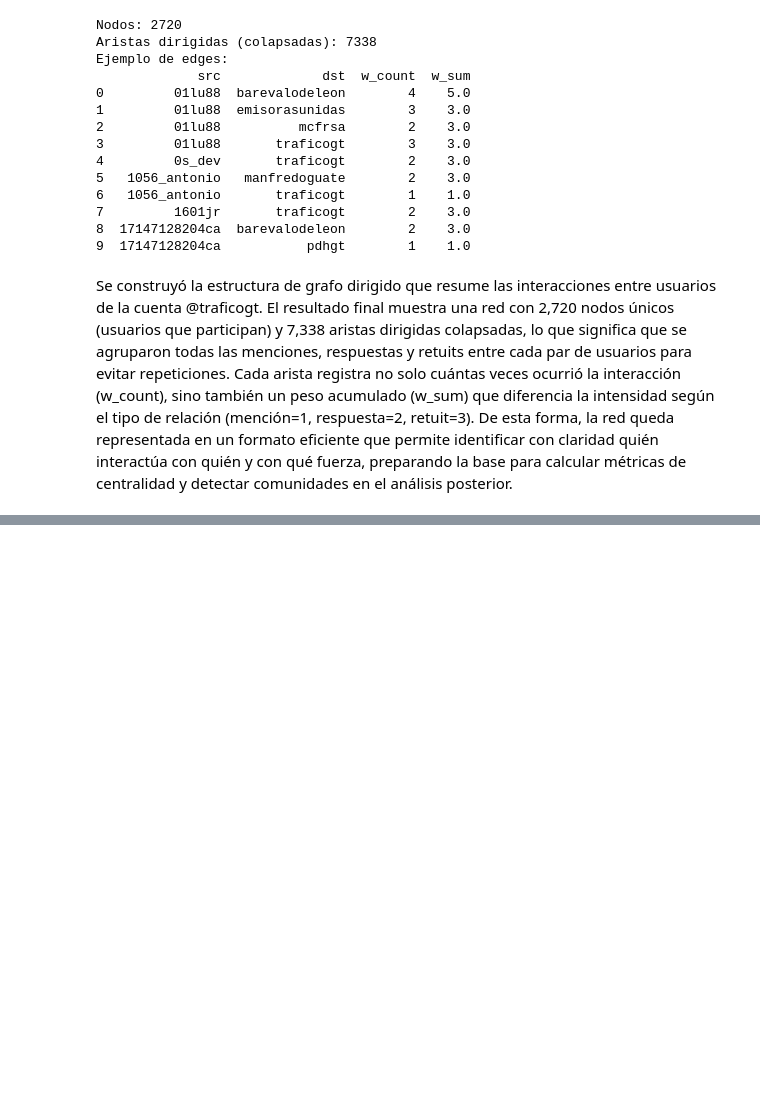
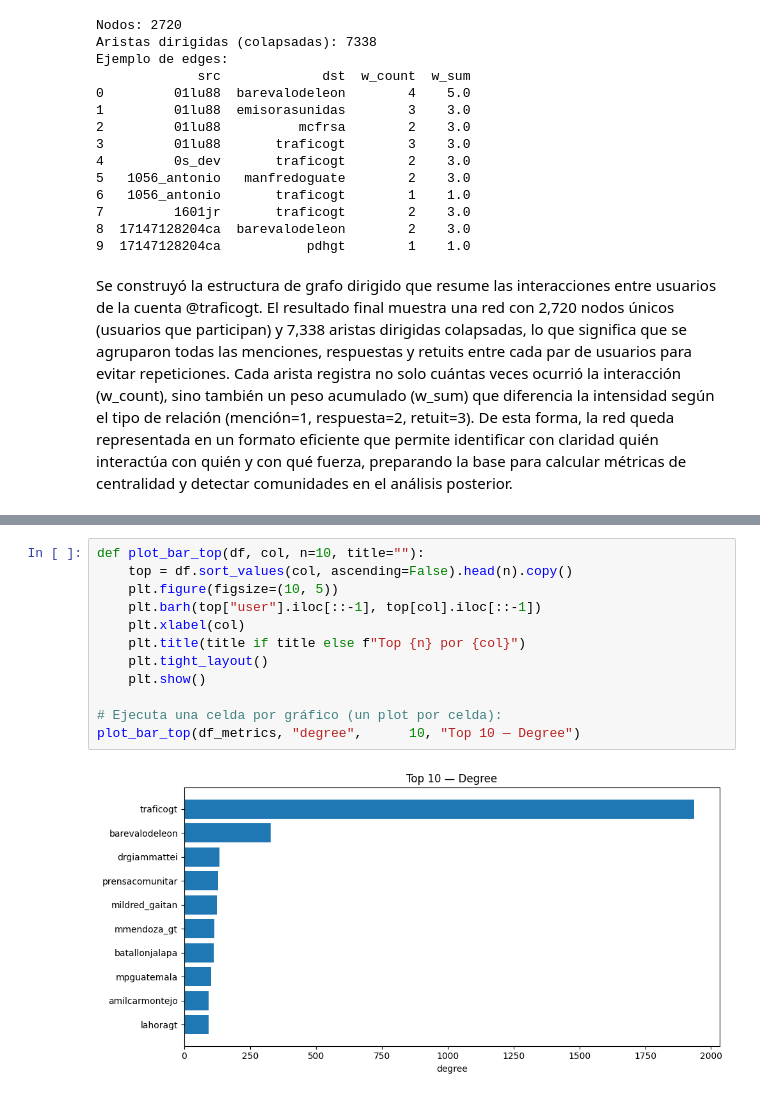
Before and after one commit to Saiyan-Javi/Lab6DS, a Jupyter notebook: Lab6DS.ipynb, the cells around one changed output, grey strips where cells are left out. Saved outputs shown, nothing was run; the diff lists cells and outputs as text; blank space fills up the shorter version.

```diff
--- a/Lab6DS.ipynb
+++ b/Lab6DS.ipynb
@@ -488,0 +559,14 @@ Se construyó la estructura de grafo dirigido que resume las interacciones entre
+# %%
+def plot_bar_top(df, col, n=10, title=""):
+    top = df.sort_values(col, ascending=False).head(n).copy()
+    plt.figure(figsize=(10, 5))
+    plt.barh(top["user"].iloc[::-1], top[col].iloc[::-1])
+    plt.xlabel(col)
+    plt.title(title if title else f"Top {n} por {col}")
+    plt.tight_layout()
+    plt.show()
+
+# Ejecuta una celda por gráfico (un plot por celda):
+plot_bar_top(df_metrics, "degree",      10, "Top 10 — Degree")
+# %% [output]
+[figure, added]
```
Also changed, not shown: parts of 6 cells of this notebook.
